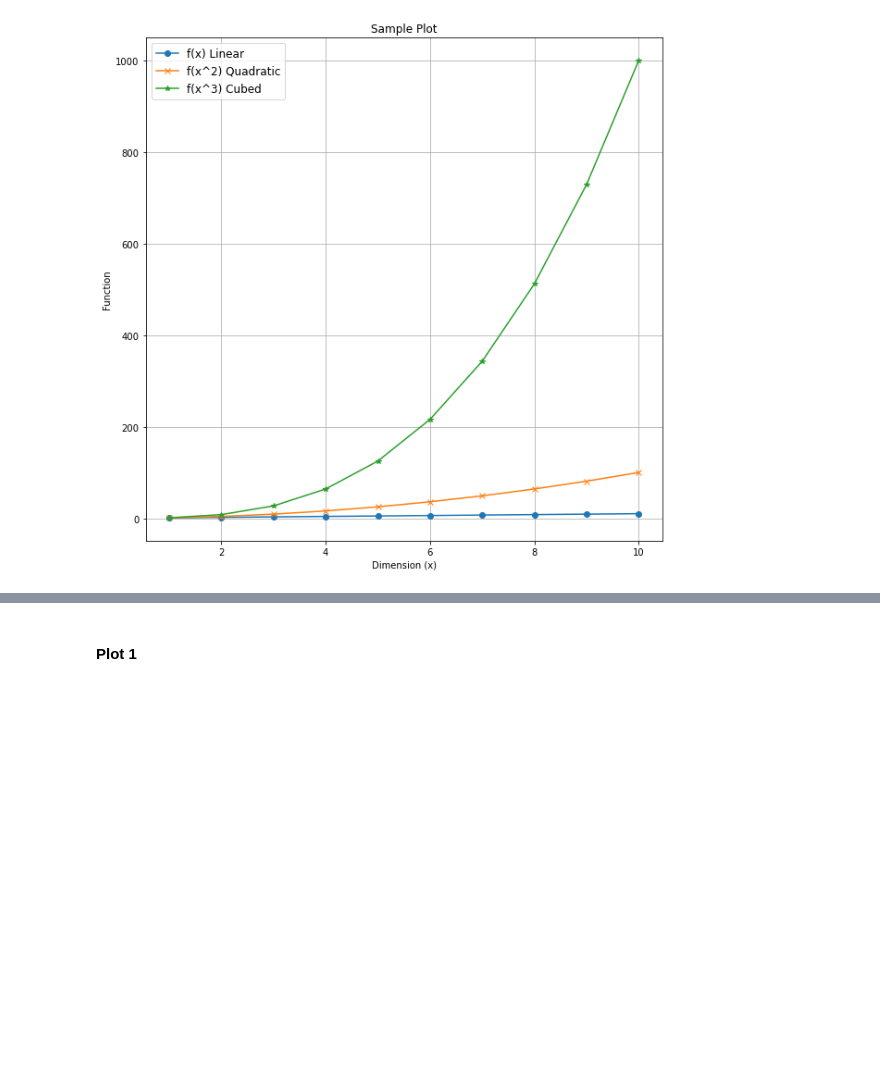
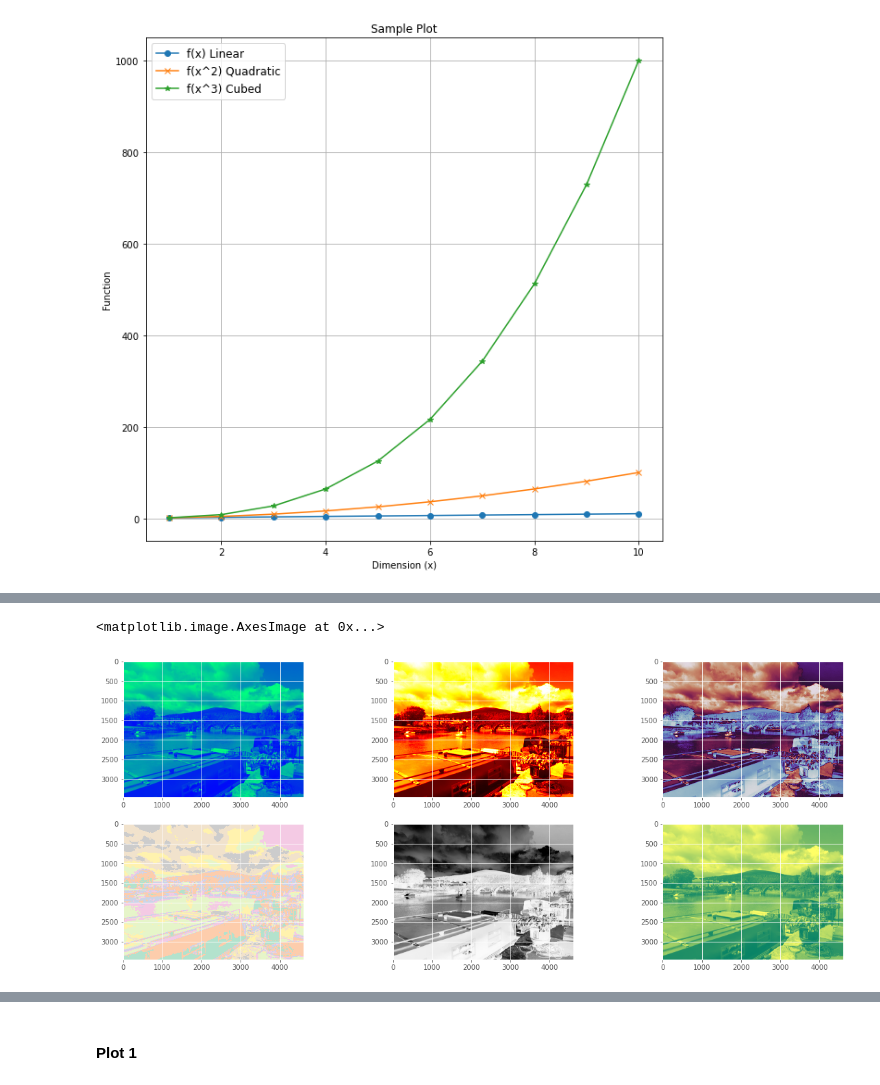
Before and after one commit to donneger/data_analysis_assessment, a Jupyter notebook: pyplot_assignment/pyplot.ipynb, the cells around one changed output, grey strips where cells are left out. Saved outputs shown, nothing was run; the diff lists cells and outputs as text; code cells hidden in the pictures; blank space fills up the shorter version.

```diff
--- a/pyplot_assignment/pyplot.ipynb
+++ b/pyplot_assignment/pyplot.ipynb
@@ -203,0 +272,19 @@ In this section I will be looking at 3 plots from the pyplot package and going t
+# %%
+# Set the color map (cmap) of the image, there are many to choose from, literally dozens, just a few examples shown below.
+# https://matplotlib.org/stable/tutorials/colors/colormaps.html
+plt.figure(figsize=(20,8))
+plt.subplot(2,3,1)
+plt.imshow(lum_img, cmap="winter")
+plt.subplot(2,3,2)
+plt.imshow(lum_img, cmap="hot")
+plt.subplot(2,3,3)
+plt.imshow(lum_img, cmap="twilight")
+plt.subplot(2,3,4)
+plt.imshow(lum_img, cmap="Pastel2")
+plt.subplot(2,3,5)
+plt.imshow(lum_img, cmap="Greys")
+plt.subplot(2,3,6)
+plt.imshow(lum_img, cmap="summer")
+# %% [output]
+<matplotlib.image.AxesImage at 0x...>
+[figure, added]
```
Also changed, not shown: parts of 19 cells of this notebook.
